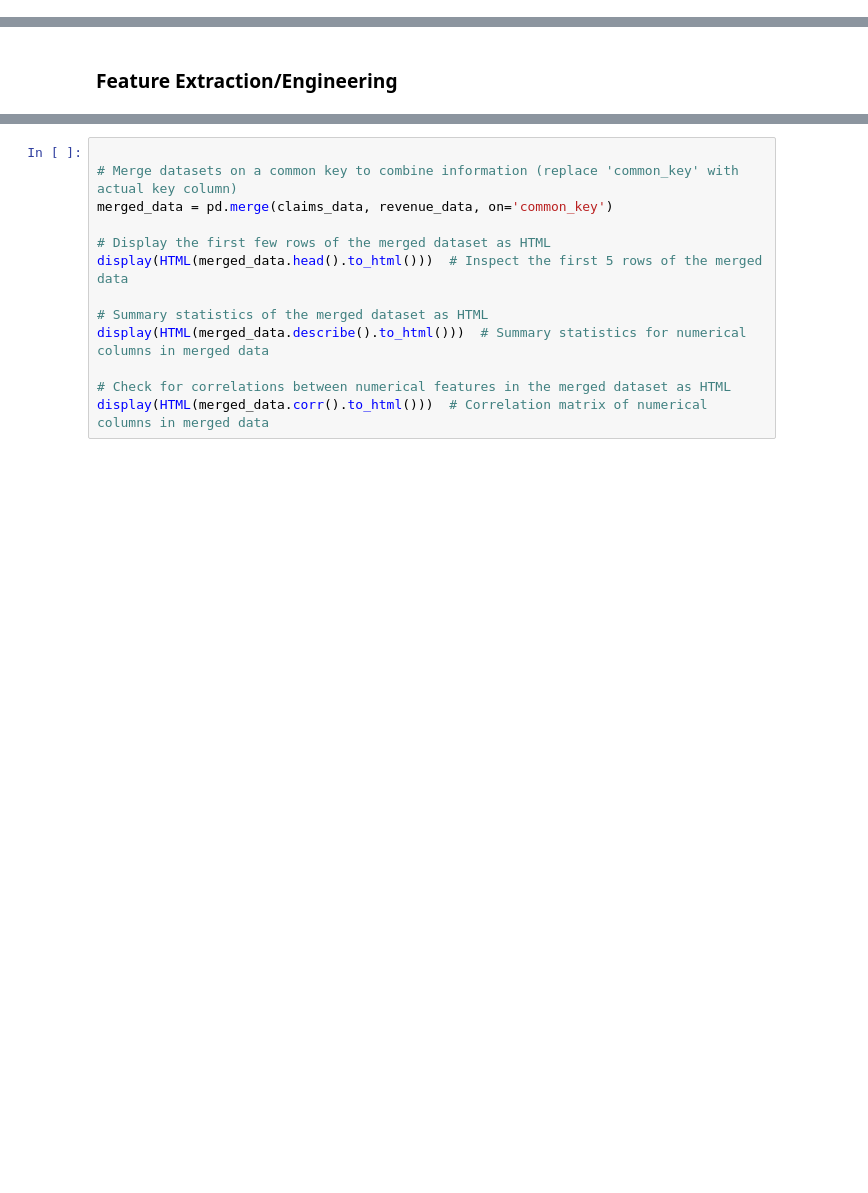
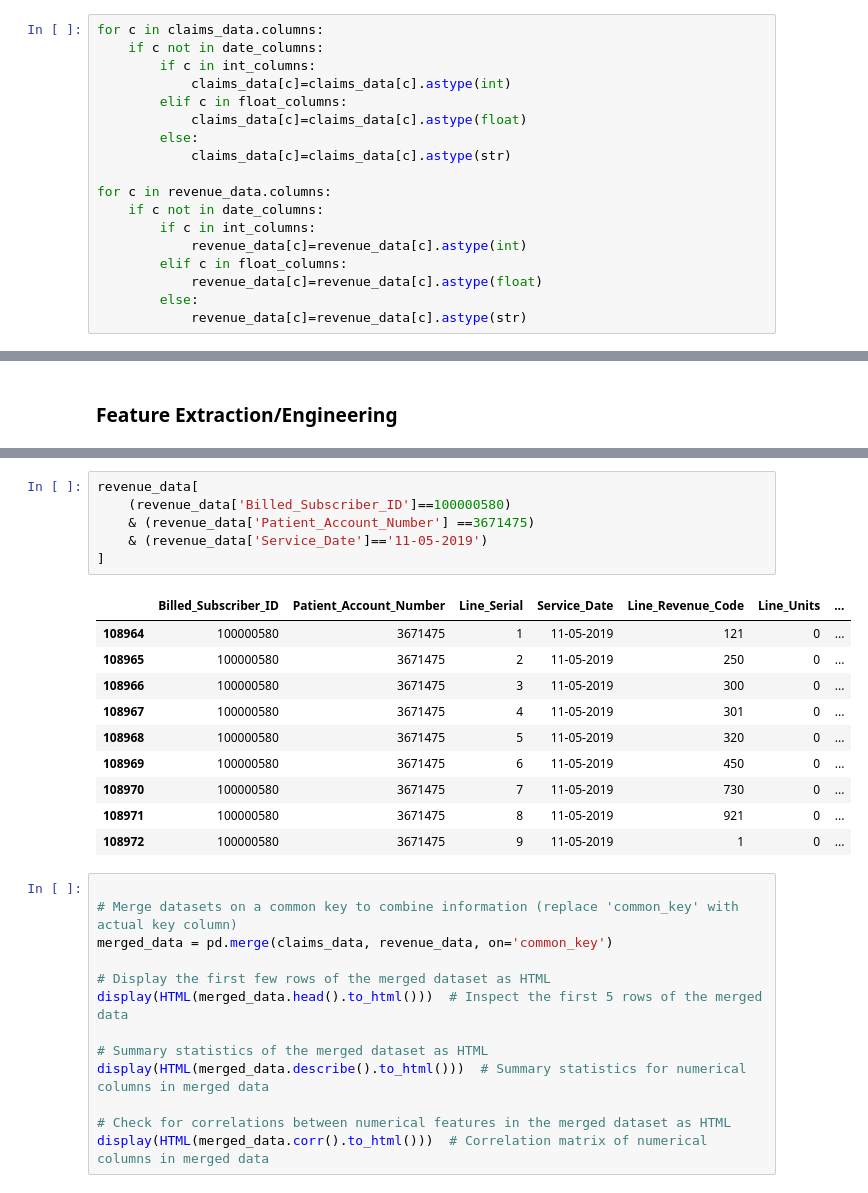
Before and after one commit to Rana-Banerjee/BloomValue, a Jupyter notebook: Bloom_Anomaly_detection.ipynb, the cells around one changed output, grey strips where cells are left out. Saved outputs shown, nothing was run; the diff lists cells and outputs as text; blank space fills up the shorter version.

```diff
--- a/Bloom_Anomaly_detection.ipynb
+++ b/Bloom_Anomaly_detection.ipynb
@@ -492,0 +526,18 @@ claims_data.shape, revenue_data.shape
+# %%
+for c in claims_data.columns:
+    if c not in date_columns:
+        if c in int_columns:
+            claims_data[c]=claims_data[c].astype(int)
+        elif c in float_columns:
+            claims_data[c]=claims_data[c].astype(float)
+        else:
+            claims_data[c]=claims_data[c].astype(str)
+
+for c in revenue_data.columns:
+    if c not in date_columns:
+        if c in int_columns:
+            revenue_data[c]=revenue_data[c].astype(int)
+        elif c in float_columns:
+            revenue_data[c]=revenue_data[c].astype(float)
+        else:
+            revenue_data[c]=revenue_data[c].astype(str)
@@ -495,3 +627,20 @@ claims_data.shape, revenue_data.shape
+# %%
+revenue_data[
+    (revenue_data['Billed_Subscriber_ID']==100000580)
+    & (revenue_data['Patient_Account_Number'] ==3671475)
+    & (revenue_data['Service_Date']=='11-05-2019')
+]
+# %% [output]
+|  | Billed_Subscriber_ID | Patient_Account_Number | Line_Serial | Service_Date | Line_Revenue_Code | Line_Units | ... |
+| 108964 | 100000580 | 3671475 | 1 | 11-05-2019 | 121 | 0 | ... |
+| 108965 | 100000580 | 3671475 | 2 | 11-05-2019 | 250 | 0 | ... |
+| 108966 | 100000580 | 3671475 | 3 | 11-05-2019 | 300 | 0 | ... |
+| 108967 | 100000580 | 3671475 | 4 | 11-05-2019 | 301 | 0 | ... |
+| 108968 | 100000580 | 3671475 | 5 | 11-05-2019 | 320 | 0 | ... |
+| 108969 | 100000580 | 3671475 | 6 | 11-05-2019 | 450 | 0 | ... |
+| 108970 | 100000580 | 3671475 | 7 | 11-05-2019 | 730 | 0 | ... |
+| 108971 | 100000580 | 3671475 | 8 | 11-05-2019 | 921 | 0 | ... |
+| 108972 | 100000580 | 3671475 | 9 | 11-05-2019 | 1 | 0 | ... |
 # %%
 
 # Merge datasets on a common key to combine information (replace 'common_key' with actual key column)
```
Also changed, not shown: parts of 17 cells of this notebook.
